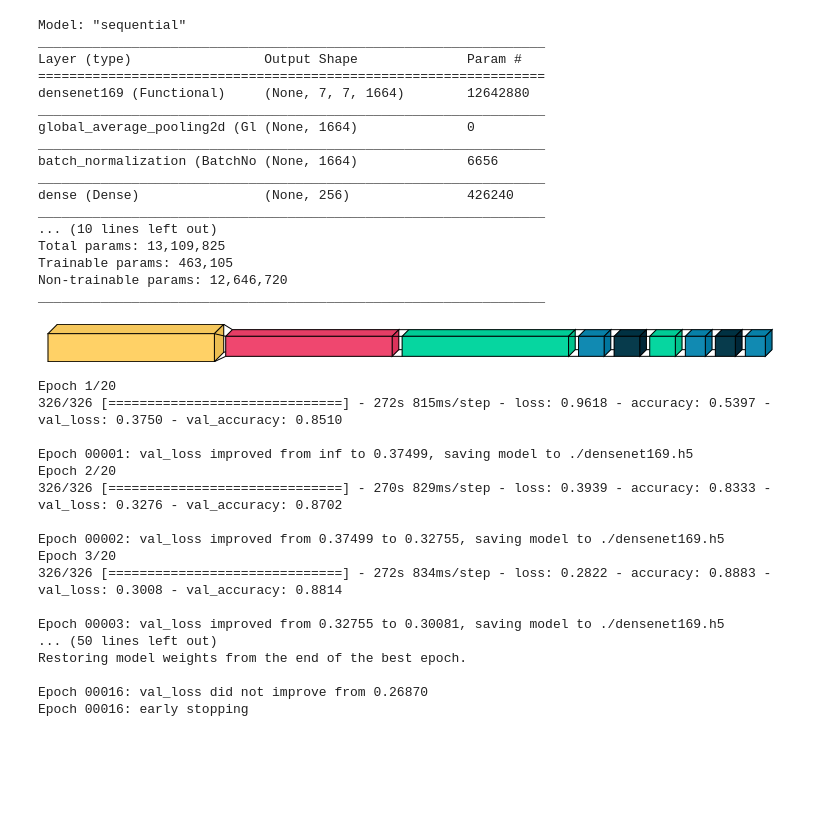
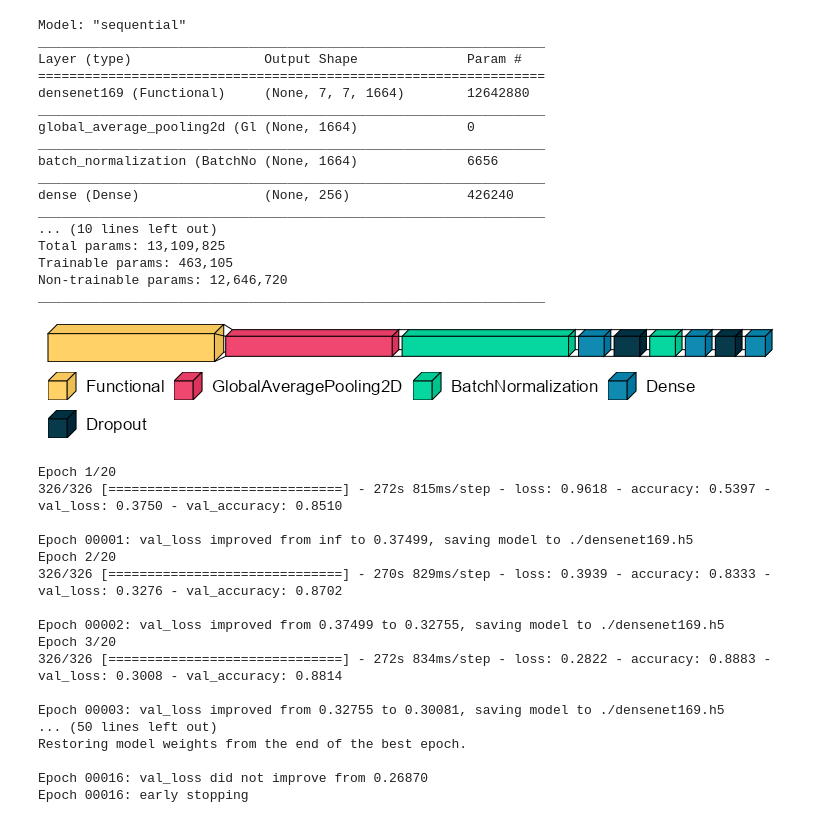
Before and after one commit to jaidenmeiden/arf, a Jupyter notebook: covid19_x-ray_images/Experiment5/algorithm_pneumonia.ipynb, the cells around one changed output. Cells and saved outputs as stored; diff of their text form; code cells hidden in the pictures; blank space fills up the shorter version.

```diff
--- a/covid19_x-ray_images/Experiment5/algorithm_pneumonia.ipynb
+++ b/covid19_x-ray_images/Experiment5/algorithm_pneumonia.ipynb
@@ -293,10 +294,11 @@ Total params: 13,109,825
 Trainable params: 463,105
 Non-trainable params: 12,646,720
 _________________________________________________________________
-# %%
-visualkeras.layered_view(densenet_model)
-# %% [output]
-[figure, removed]
+# %%
+font = ImageFont.truetype("arial.ttf", 17)
+visualkeras.layered_view(densenet_model, to_file='layered_view_densenet.png', font=font, legend=True)
+# %% [output]
+[figure, added]
 # %%
 # defined optimizer
 optm = Adam(lr=0.0001)
```
Also changed, not shown: parts of 6 cells of this notebook, 4 other files.
